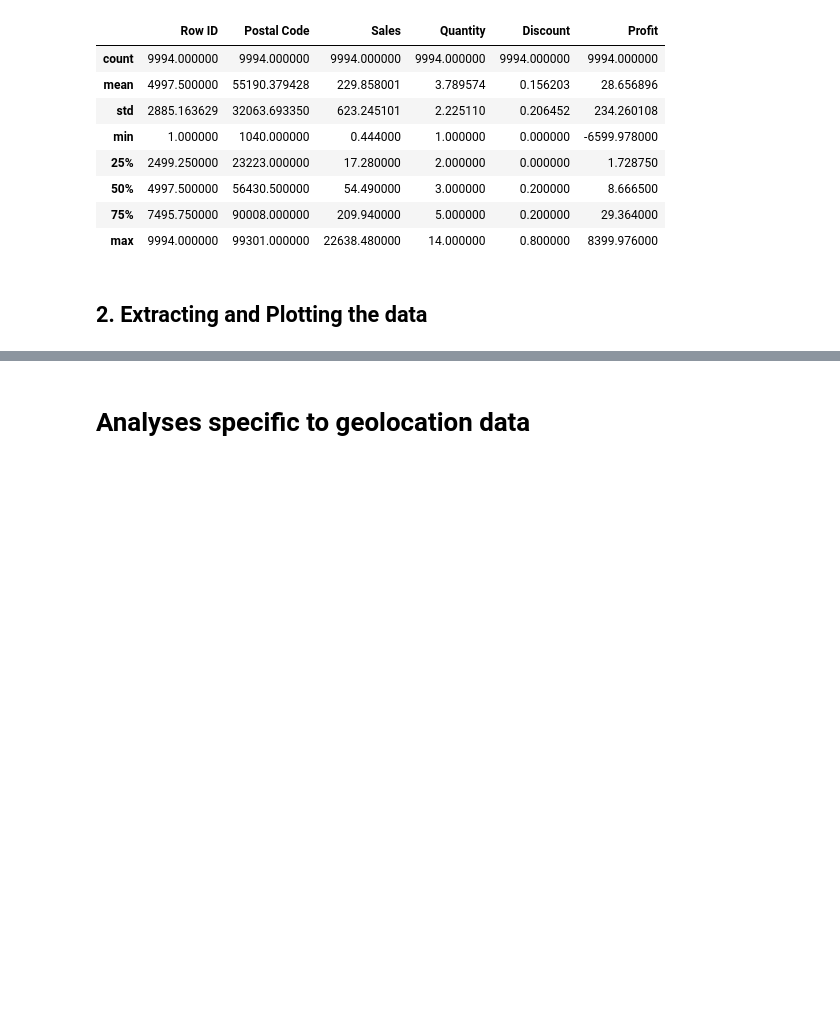
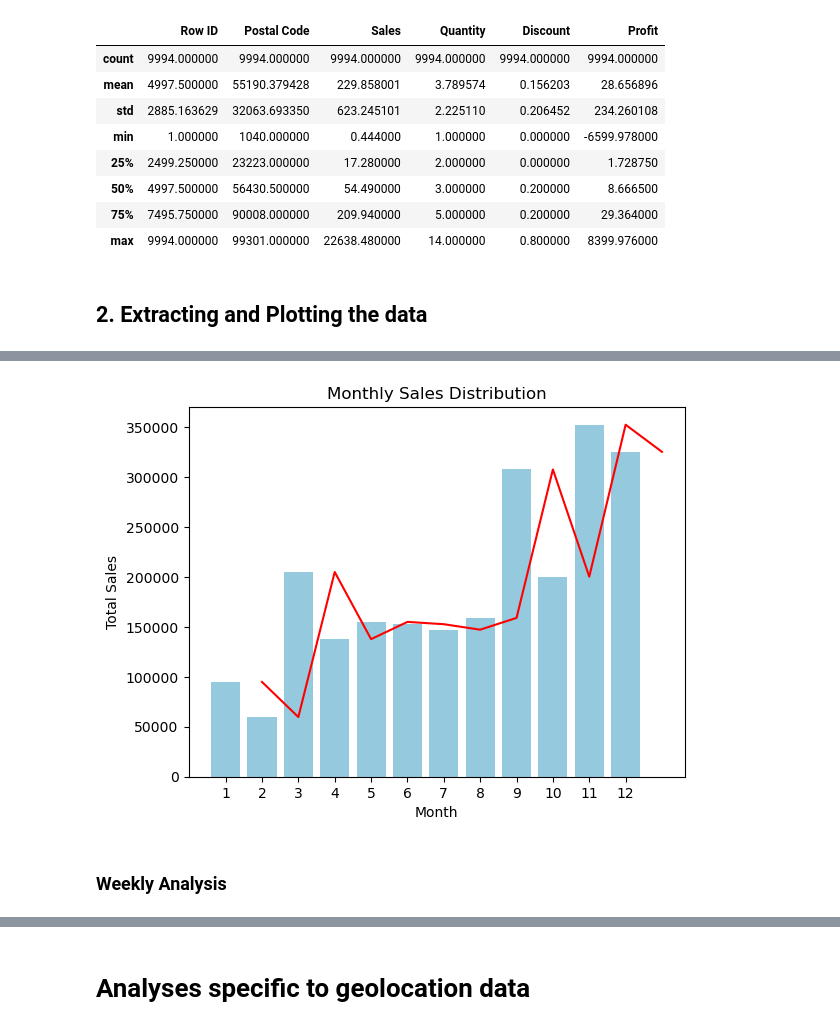
Before and after one commit to MaxLopezSalgado/superstore_e-commerce, a Jupyter notebook: eda/eda_merged_df.ipynb, the cells around one changed output, grey strips where cells are left out. Cells and saved outputs as stored; diff of their text form; code cells hidden in the pictures; blank space fills up the shorter version.

```diff
--- a/eda/eda_merged_df.ipynb
+++ b/eda/eda_merged_df.ipynb
@@ -369,0 +209,19 @@ plt.show()
+# %%
+# Group the data by month and calculate total sales
+monthly_sales = superstore_df.groupby('month')['sales'].sum().reset_index()
+
+# Plot a barplot with lines on top
+sns.barplot(data=monthly_sales, x='month', y='sales', color='skyblue')
+sns.lineplot(data=monthly_sales, x='month', y='sales', color='red')
+
+# Set plot title and labels
+plt.title('Monthly Sales Distribution')
+plt.xlabel('Month')
+plt.ylabel('Total Sales')
+
+# Display the plot
+plt.show()
+# %% [output]
+[figure, added]
+# %% [markdown]
+### Weekly Analysis
```
Also changed, not shown: parts of 58 cells of this notebook.
